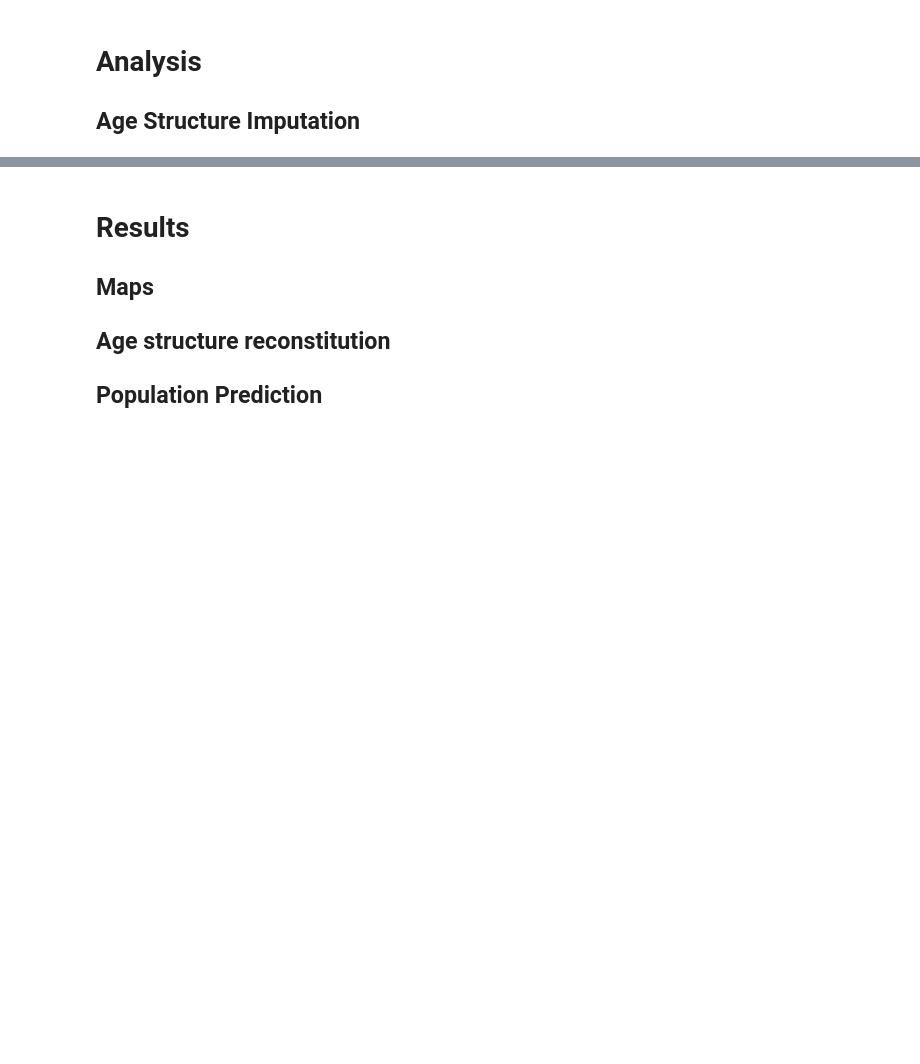
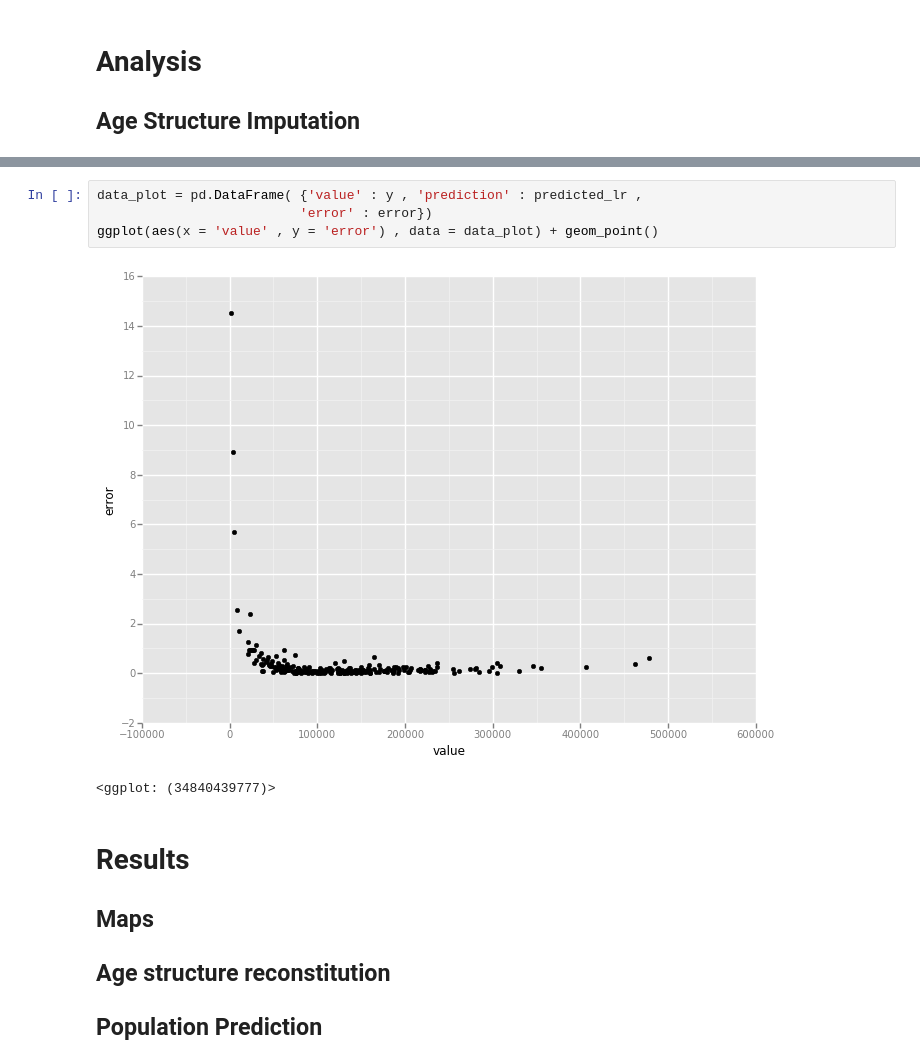
Before and after one commit to grlurton/niger_election, a Jupyter notebook: notebooks/Voters List and Population in Niger.ipynb, the cells around one changed output, grey strips where cells are left out. Drawn from its saved outputs; the diff is of its cells as text; blank space fills up the shorter version.

```diff
--- a/notebooks/Voters List and Population in Niger.ipynb
+++ b/notebooks/Voters List and Population in Niger.ipynb
@@ -133,3 +210,10 @@ ggplot(aes(x = 'value' , y = 'error') , data = data_plot) + geom_point() + facet
+# %%
+data_plot = pd.DataFrame( {'value' : y , 'prediction' : predicted_lr ,
+                          'error' : error})
+ggplot(aes(x = 'value' , y = 'error') , data = data_plot) + geom_point()
+# %% [output]
+[figure, added]
+<ggplot: (34840439777)>
 # %% [markdown]
 # Results
 
```
Also changed, not shown: parts of 24 cells of this notebook.
